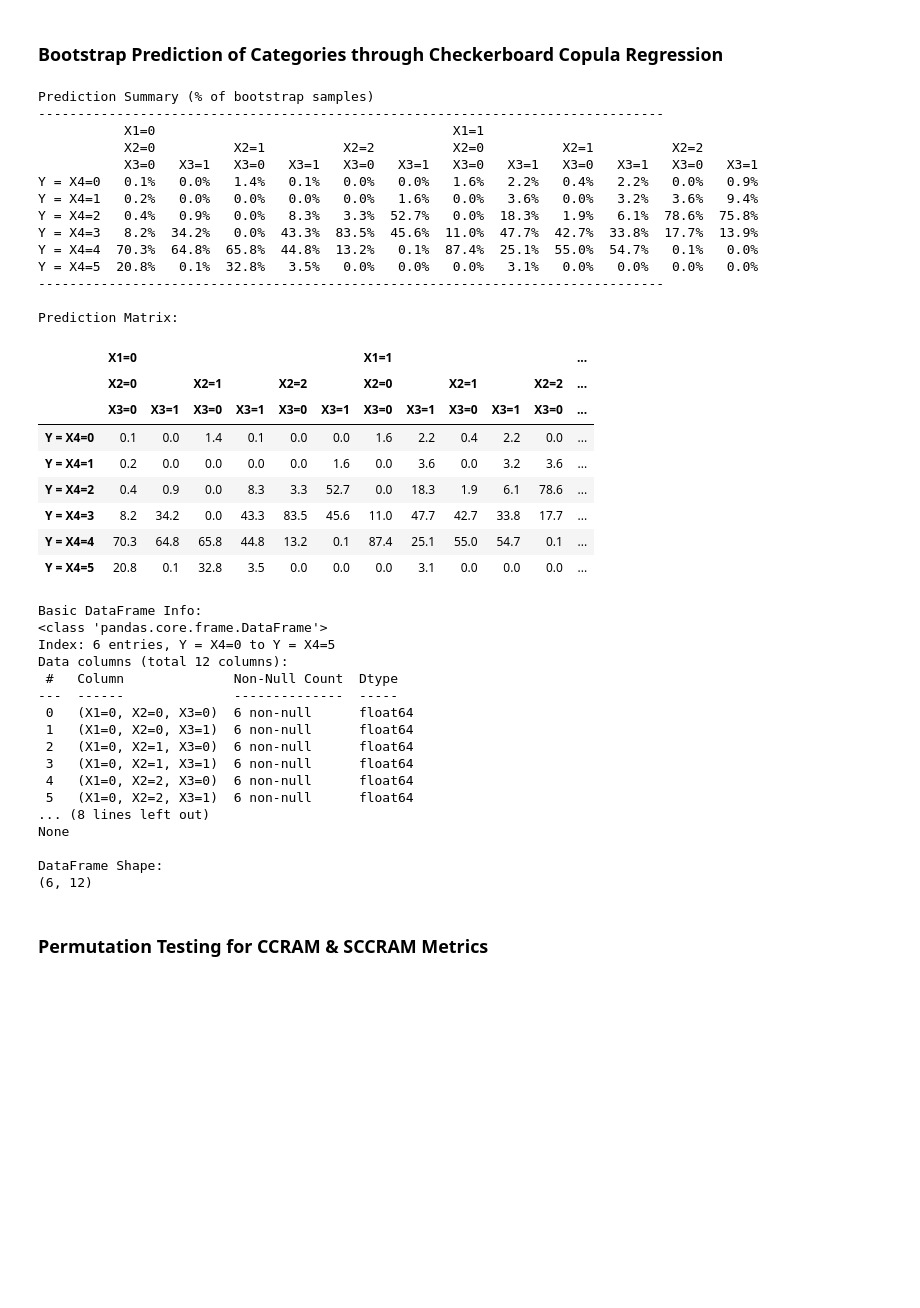
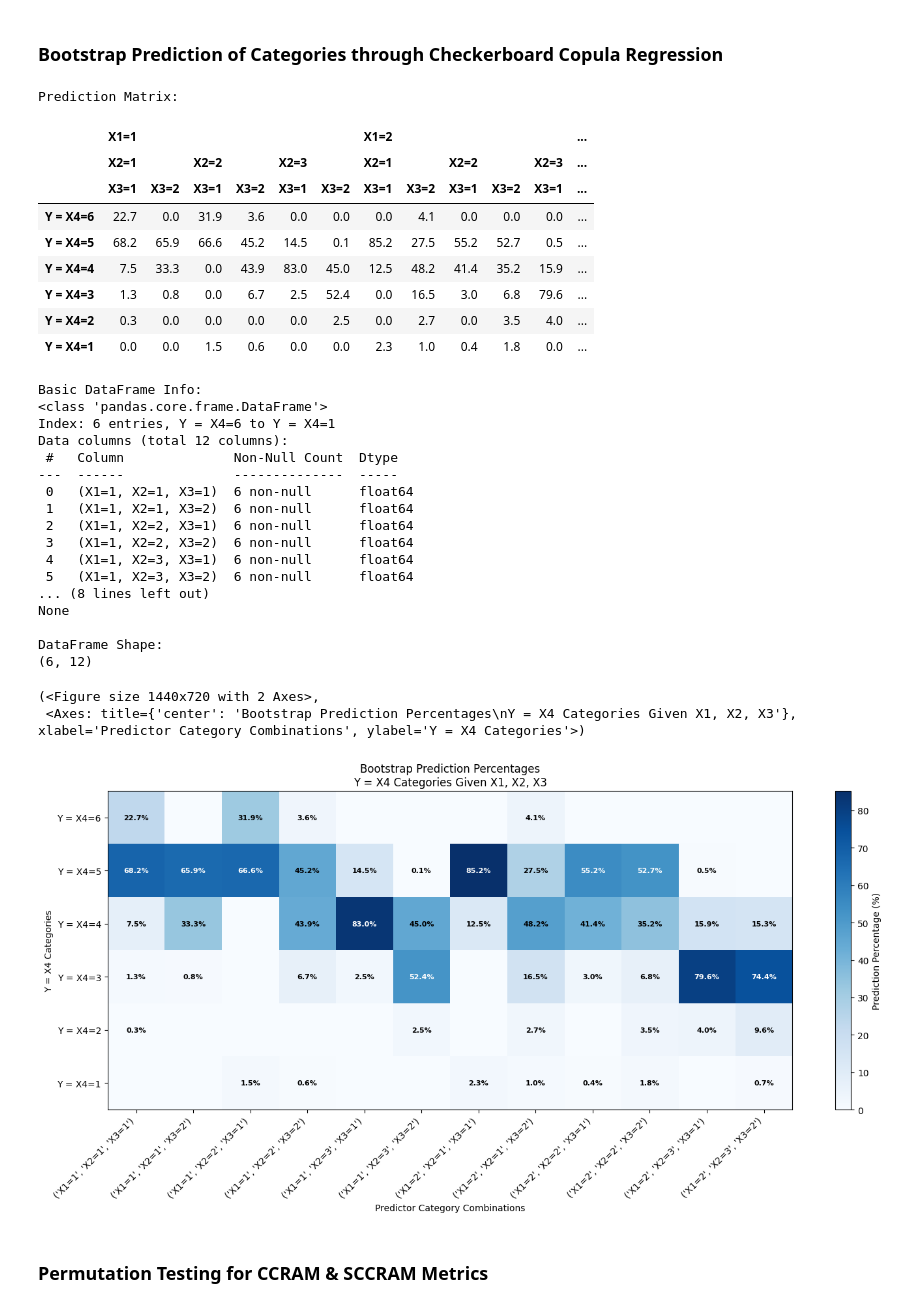
Before and after one commit to DhyeyMavani2003/ccrvam, a Jupyter notebook: examples/jupyter/02_StatSim_Generic_Bootstrapping_and_Permutation_Tests_Usage_Demonstration.ipynb, the cells around one changed output. Cells and saved outputs as stored; diff of their text form; code cells hidden in the pictures; blank space fills up the shorter version.

```diff
--- a/examples/jupyter/02_StatSim_Generic_Bootstrapping_and_Permutation_Tests_Usage_Demonstration.ipynb
+++ b/examples/jupyter/02_StatSim_Generic_Bootstrapping_and_Permutation_Tests_Usage_Demonstration.ipynb
@@ -374,42 +371,29 @@ rda_sccram_result.histogram_fig
 # %% [markdown]
 ### Bootstrap Prediction of Categories through Checkerboard Copula Regression
 # %%
-rda_prediction_matrix = bootstrap_predict_category_summary(
+rda_prediction_matrix = bootstrap_predict_ccr_summary(
     rda_contingency_table,
     predictors=[1, 2, 3],
     predictors_names=["X1", "X2", "X3"],
     response=4,
     confidence_level=0.95,
     method="percentile",
     response_name="Y = X4",
     n_resamples=1000
 )
 print("\nPrediction Matrix:")
 rda_prediction_matrix
 # %% [output]
-Prediction Summary (% of bootstrap samples)
---------------------------------------------------------------------------------
-           X1=0                                      X1=1
-           X2=0          X2=1          X2=2          X2=0          X2=1          X2=2
-           X3=0   X3=1   X3=0   X3=1   X3=0   X3=1   X3=0   X3=1   X3=0   X3=1   X3=0   X3=1
-Y = X4=0   0.1%   0.0%   1.4%   0.1%   0.0%   0.0%   1.6%   2.2%   0.4%   2.2%   0.0%   0.9%
-Y = X4=1   0.2%   0.0%   0.0%   0.0%   0.0%   1.6%   0.0%   3.6%   0.0%   3.2%   3.6%   9.4%
-Y = X4=2   0.4%   0.9%   0.0%   8.3%   3.3%  52.7%   0.0%  18.3%   1.9%   6.1%  78.6%  75.8%
-Y = X4=3   8.2%  34.2%   0.0%  43.3%  83.5%  45.6%  11.0%  47.7%  42.7%  33.8%  17.7%  13.9%
-Y = X4=4  70.3%  64.8%  65.8%  44.8%  13.2%   0.1%  87.4%  25.1%  55.0%  54.7%   0.1%   0.0%
-Y = X4=5  20.8%   0.1%  32.8%   3.5%   0.0%   0.0%   0.0%   3.1%   0.0%   0.0%   0.0%   0.0%
---------------------------------------------------------------------------------
-
 Prediction Matrix:
-|  | X1=0 |  |  |  |  |  | X1=1 |  |  |  |  | ... |
-|  | X2=0 |  | X2=1 |  | X2=2 |  | X2=0 |  | X2=1 |  | X2=2 | ... |
-|  | X3=0 | X3=1 | X3=0 | X3=1 | X3=0 | X3=1 | X3=0 | X3=1 | X3=0 | X3=1 | X3=0 | ... |
-| Y = X4=0 | 0.1 | 0.0 | 1.4 | 0.1 | 0.0 | 0.0 | 1.6 | 2.2 | 0.4 | 2.2 | 0.0 | ... |
-| Y = X4=1 | 0.2 | 0.0 | 0.0 | 0.0 | 0.0 | 1.6 | 0.0 | 3.6 | 0.0 | 3.2 | 3.6 | ... |
-| Y = X4=2 | 0.4 | 0.9 | 0.0 | 8.3 | 3.3 | 52.7 | 0.0 | 18.3 | 1.9 | 6.1 | 78.6 | ... |
-| Y = X4=3 | 8.2 | 34.2 | 0.0 | 43.3 | 83.5 | 45.6 | 11.0 | 47.7 | 42.7 | 33.8 | 17.7 | ... |
-| Y = X4=4 | 70.3 | 64.8 | 65.8 | 44.8 | 13.2 | 0.1 | 87.4 | 25.1 | 55.0 | 54.7 | 0.1 | ... |
-| Y = X4=5 | 20.8 | 0.1 | 32.8 | 3.5 | 0.0 | 0.0 | 0.0 | 3.1 | 0.0 | 0.0 | 0.0 | ... |
+|  | X1=1 |  |  |  |  |  | X1=2 |  |  |  |  | ... |
+|  | X2=1 |  | X2=2 |  | X2=3 |  | X2=1 |  | X2=2 |  | X2=3 | ... |
+|  | X3=1 | X3=2 | X3=1 | X3=2 | X3=1 | X3=2 | X3=1 | X3=2 | X3=1 | X3=2 | X3=1 | ... |
+| Y = X4=6 | 22.7 | 0.0 | 31.9 | 3.6 | 0.0 | 0.0 | 0.0 | 4.1 | 0.0 | 0.0 | 0.0 | ... |
+| Y = X4=5 | 68.2 | 65.9 | 66.6 | 45.2 | 14.5 | 0.1 | 85.2 | 27.5 | 55.2 | 52.7 | 0.5 | ... |
+| Y = X4=4 | 7.5 | 33.3 | 0.0 | 43.9 | 83.0 | 45.0 | 12.5 | 48.2 | 41.4 | 35.2 | 15.9 | ... |
+| Y = X4=3 | 1.3 | 0.8 | 0.0 | 6.7 | 2.5 | 52.4 | 0.0 | 16.5 | 3.0 | 6.8 | 79.6 | ... |
+| Y = X4=2 | 0.3 | 0.0 | 0.0 | 0.0 | 0.0 | 2.5 | 0.0 | 2.7 | 0.0 | 3.5 | 4.0 | ... |
+| Y = X4=1 | 0.0 | 0.0 | 1.5 | 0.6 | 0.0 | 0.0 | 2.3 | 1.0 | 0.4 | 1.8 | 0.0 | ... |
 # %%
 print("Basic DataFrame Info:")
 print(rda_prediction_matrix.info())
@@ -419,21 +403,27 @@ print(rda_prediction_matrix.shape)
 # %% [output]
 Basic DataFrame Info:
 <class 'pandas.core.frame.DataFrame'>
-Index: 6 entries, Y = X4=0 to Y = X4=5
+Index: 6 entries, Y = X4=6 to Y = X4=1
 Data columns (total 12 columns):
  #   Column              Non-Null Count  Dtype
 ---  ------              --------------  -----
- 0   (X1=0, X2=0, X3=0)  6 non-null      float64
- 1   (X1=0, X2=0, X3=1)  6 non-null      float64
- 2   (X1=0, X2=1, X3=0)  6 non-null      float64
- 3   (X1=0, X2=1, X3=1)  6 non-null      float64
- 4   (X1=0, X2=2, X3=0)  6 non-null      float64
- 5   (X1=0, X2=2, X3=1)  6 non-null      float64
+ 0   (X1=1, X2=1, X3=1)  6 non-null      float64
+ 1   (X1=1, X2=1, X3=2)  6 non-null      float64
+ 2   (X1=1, X2=2, X3=1)  6 non-null      float64
+ 3   (X1=1, X2=2, X3=2)  6 non-null      float64
+ 4   (X1=1, X2=3, X3=1)  6 non-null      float64
+ 5   (X1=1, X2=3, X3=2)  6 non-null      float64
 ... (8 lines left out)
 None
 
 DataFrame Shape:
 (6, 12)
+# %%
+rda_prediction_matrix.plot_prediction_heatmap(show_values=True)
+# %% [output]
+(<Figure size 1440x720 with 2 Axes>,
+ <Axes: title={'center': 'Bootstrap Prediction Percentages\nY = X4 Categories Given X1, X2, X3'}, xlabel='Predictor Category Combinations', ylabel='Y = X4 Categories'>)
+[figure, added]
 # %% [markdown]
 ### Permutation Testing for CCRAM & SCCRAM Metrics
 # %%
```
Also changed, not shown: parts of 23 cells of this notebook.
